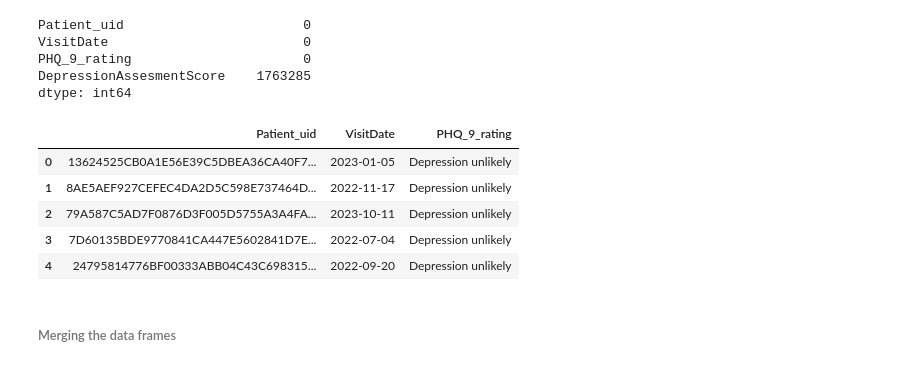
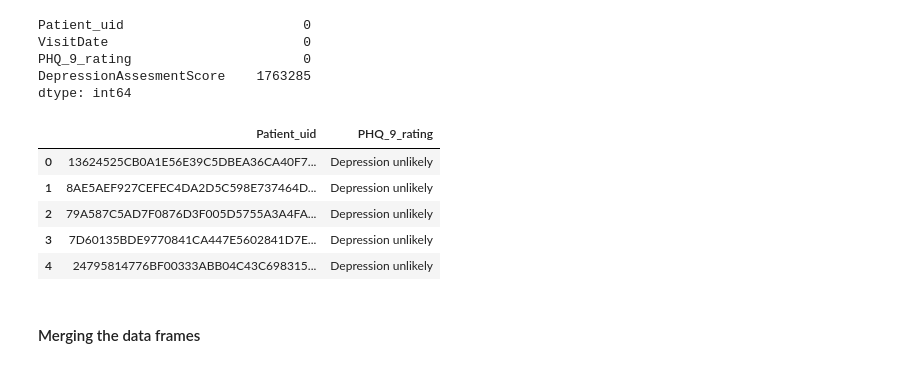
Before and after one commit to Philipmwasi/Patient-Risk-EDA-KeHMIS, a Jupyter notebook: Untitled.ipynb, the cells around one changed output. Drawn from its saved outputs; the diff is of its cells as text; code cells hidden in the pictures.

```diff
--- a/Untitled.ipynb
+++ b/Untitled.ipynb
@@ -536,16 +580,17 @@ dtype: int64
 # %%
 # convert the VisitDate column into date time data type
 patient_depression_scr['VisitDate'] = pd.to_datetime(patient_depression_scr['VisitDate'])
 
-# we drop the DepressionAssesmentScore column
-patient_depression_scr.drop(columns= "DepressionAssesmentScore", inplace=True)
+# we drop the DepressionAssesmentScore and VisitDate columns
+patient_depression_scr.drop(columns= ["DepressionAssesmentScore","VisitDate"], inplace=True)
+
 patient_depression_scr.head()
 # %% [output]
-|  | Patient_uid | VisitDate | PHQ_9_rating |
-| 0 | 13624525CB0A1E56E39C5DBEA36CA40F7... | 2023-01-05 | Depression unlikely |
-| 1 | 8AE5AEF927CEFEC4DA2D5C598E737464D... | 2022-11-17 | Depression unlikely |
-| 2 | 79A587C5AD7F0876D3F005D5755A3A4FA... | 2023-10-11 | Depression unlikely |
-| 3 | 7D60135BDE9770841CA447E5602841D7E... | 2022-07-04 | Depression unlikely |
-| 4 | 24795814776BF00333ABB04C43C698315... | 2022-09-20 | Depression unlikely |
+|  | Patient_uid | PHQ_9_rating |
+| 0 | 13624525CB0A1E56E39C5DBEA36CA40F7... | Depression unlikely |
+| 1 | 8AE5AEF927CEFEC4DA2D5C598E737464D... | Depression unlikely |
+| 2 | 79A587C5AD7F0876D3F005D5755A3A4FA... | Depression unlikely |
+| 3 | 7D60135BDE9770841CA447E5602841D7E... | Depression unlikely |
+| 4 | 24795814776BF00333ABB04C43C698315... | Depression unlikely |
 # %% [markdown]
-###### Merging the data frames
+#### Merging the data frames
```
Also changed, not shown: parts of 18 cells of this notebook.
